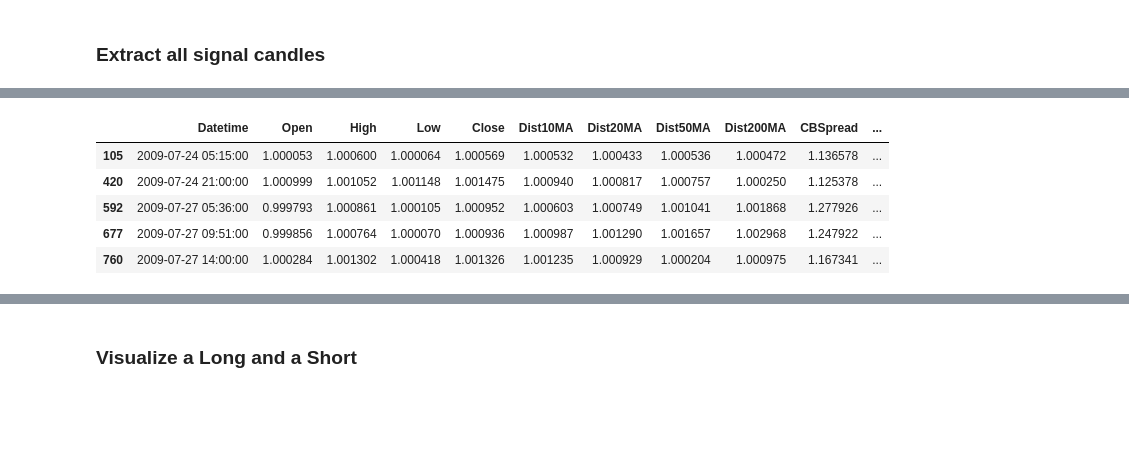
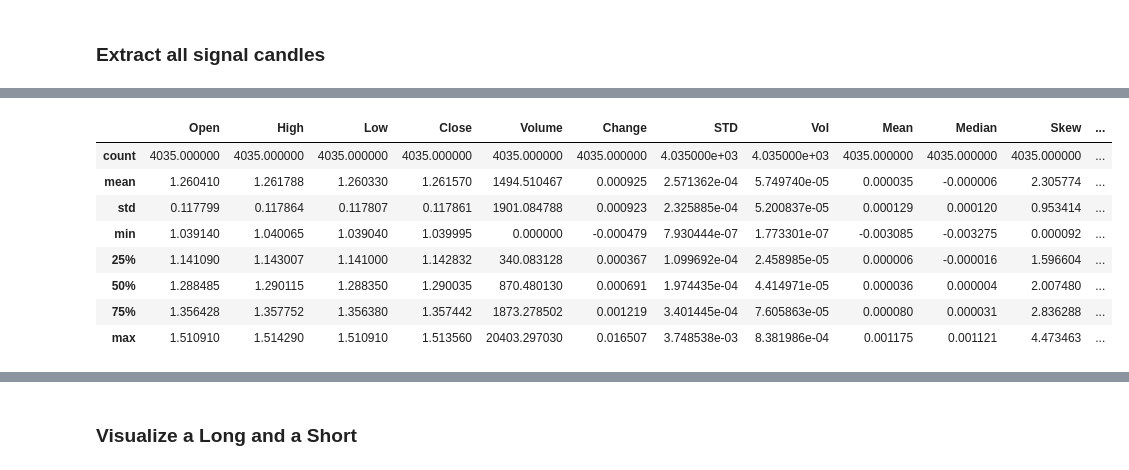
Before and after one commit to mpucci92/Logma, a Jupyter notebook: Signals.ipynb, the cells around one changed output, grey strips where cells are left out. Saved outputs shown, nothing was run; the diff lists cells and outputs as text; code cells hidden in the pictures; blank space fills up the shorter version.

```diff
--- a/Signals.ipynb
+++ b/Signals.ipynb
@@ -59,5 +46,13 @@ df = df.merge(raw, how='outer', on='Datetime').dropna()
 # %% [markdown]
 ### Get Rolling Mean and STD of Closing Prices
-# %%
-df['STD'] = df.Close.rolling(window=20, min_periods=1).std()
-df['Mean'] = df.Close.rolling(window=20, min_periods=1).mean()
+# %%
+df['STD'] = df.Change.rolling(window=window, min_periods=1).std()
+df['Vol'] = df.STD/np.sqrt(window)
+df['Mean'] = df.Change.rolling(window=window, min_periods=1).mean()
+df['Median'] = df.Change.rolling(window=window, min_periods=1).median()
+df['Skew'] = df.Change.rolling(window=window, min_periods=1).skew()
+## Not excess kurtosis
+df['Kurtosis'] = df.Change.rolling(window=window, min_periods=1).kurt()
+df['Gaussness'] = abs(df.Mean-df.Median)
+# %%
+df['Gaussness'] = StandardScaler().fit_transform(df.Gaussness.values.reshape(-1, 1))
@@ -65,9 +72,9 @@ df['Mean'] = df.Close.rolling(window=20, min_periods=1).mean()
 ### Extract all signal candles
 # %%
 cutoff = 3
-longs = df[df.Close > cutoff*df.STD + df.Mean]
+longs = df[df.Change > cutoff*df.STD + df.Mean]
 longs = longs[longs.STD != 0]
-shorts = df[df.Close < df.Mean - cutoff*df.STD]
+shorts = df[df.Change < df.Mean - cutoff*df.STD]
 shorts = shorts[shorts.STD != 0]
 # %%
 'Num Longs', longs.shape[0]
@@ -80,12 +87,15 @@ shorts = shorts[shorts.STD != 0]
 # %%
-longs.head()
+longs.describe()
 # %% [output]
-|  | Datetime | Open | High | Low | Close | Dist10MA | Dist20MA | Dist50MA | Dist200MA | CBSpread | ... |
-| 105 | 2009-07-24 05:15:00 | 1.000053 | 1.000600 | 1.000064 | 1.000569 | 1.000532 | 1.000433 | 1.000536 | 1.000472 | 1.136578 | ... |
-| 420 | 2009-07-24 21:00:00 | 1.000999 | 1.001052 | 1.001148 | 1.001475 | 1.000940 | 1.000817 | 1.000757 | 1.000250 | 1.125378 | ... |
-| 592 | 2009-07-27 05:36:00 | 0.999793 | 1.000861 | 1.000105 | 1.000952 | 1.000603 | 1.000749 | 1.001041 | 1.001868 | 1.277926 | ... |
-| 677 | 2009-07-27 09:51:00 | 0.999856 | 1.000764 | 1.000070 | 1.000936 | 1.000987 | 1.001290 | 1.001657 | 1.002968 | 1.247922 | ... |
-| 760 | 2009-07-27 14:00:00 | 1.000284 | 1.001302 | 1.000418 | 1.001326 | 1.001235 | 1.000929 | 1.000204 | 1.000975 | 1.167341 | ... |
+|  | Open | High | Low | Close | Volume | Change | STD | Vol | Mean | Median | Skew | ... |
+| count | 4035.000000 | 4035.000000 | 4035.000000 | 4035.000000 | 4035.000000 | 4035.000000 | 4.035000e+03 | 4.035000e+03 | 4035.000000 | 4035.000000 | 4035.000000 | ... |
+| mean | 1.260410 | 1.261788 | 1.260330 | 1.261570 | 1494.510467 | 0.000925 | 2.571362e-04 | 5.749740e-05 | 0.000035 | -0.000006 | 2.305774 | ... |
+| std | 0.117799 | 0.117864 | 0.117807 | 0.117861 | 1901.084788 | 0.000923 | 2.325885e-04 | 5.200837e-05 | 0.000129 | 0.000120 | 0.953414 | ... |
+| min | 1.039140 | 1.040065 | 1.039040 | 1.039995 | 0.000000 | -0.000479 | 7.930444e-07 | 1.773301e-07 | -0.003085 | -0.003275 | 0.000092 | ... |
+| 25% | 1.141090 | 1.143007 | 1.141000 | 1.142832 | 340.083128 | 0.000367 | 1.099692e-04 | 2.458985e-05 | 0.000006 | -0.000016 | 1.596604 | ... |
+| 50% | 1.288485 | 1.290115 | 1.288350 | 1.290035 | 870.480130 | 0.000691 | 1.974435e-04 | 4.414971e-05 | 0.000036 | 0.000004 | 2.007480 | ... |
+| 75% | 1.356428 | 1.357752 | 1.356380 | 1.357442 | 1873.278502 | 0.001219 | 3.401445e-04 | 7.605863e-05 | 0.000080 | 0.000031 | 2.836288 | ... |
+| max | 1.510910 | 1.514290 | 1.510910 | 1.513560 | 20403.297030 | 0.016507 | 3.748538e-03 | 8.381986e-04 | 0.001175 | 0.001121 | 4.473463 | ... |
 # %%
 shorts.head()
 # %% [output]
```
Also changed, not shown: parts of 23 cells of this notebook.
